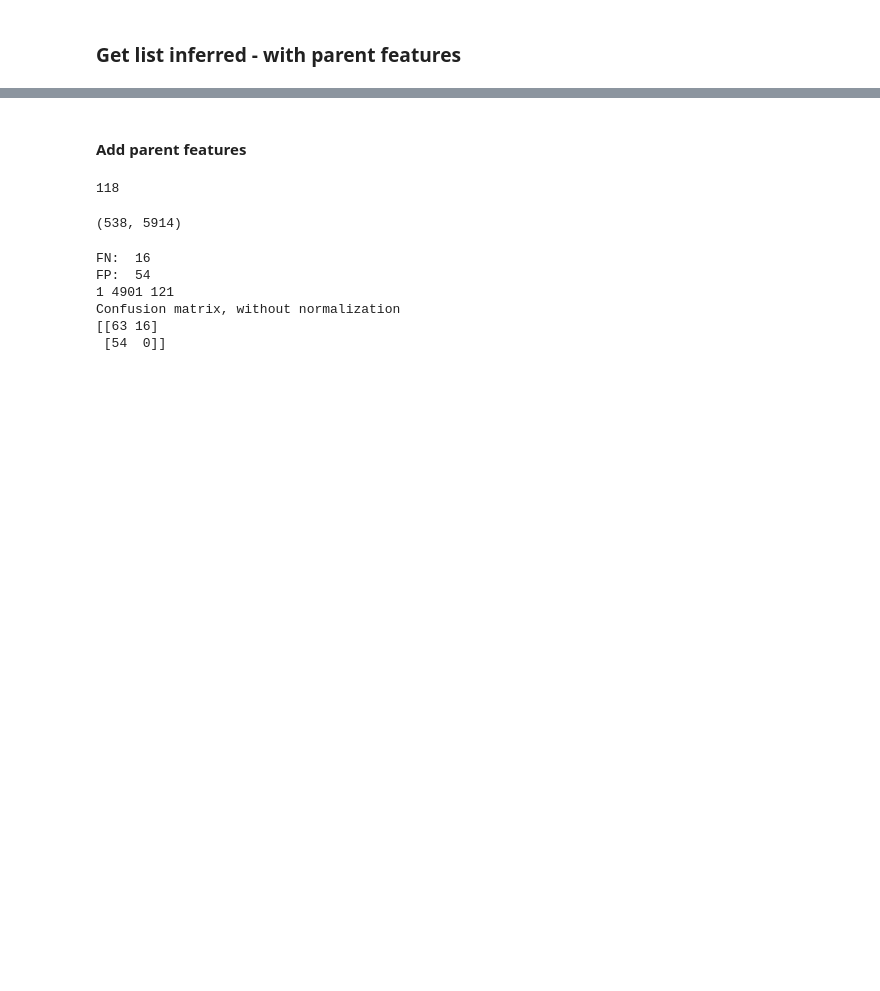
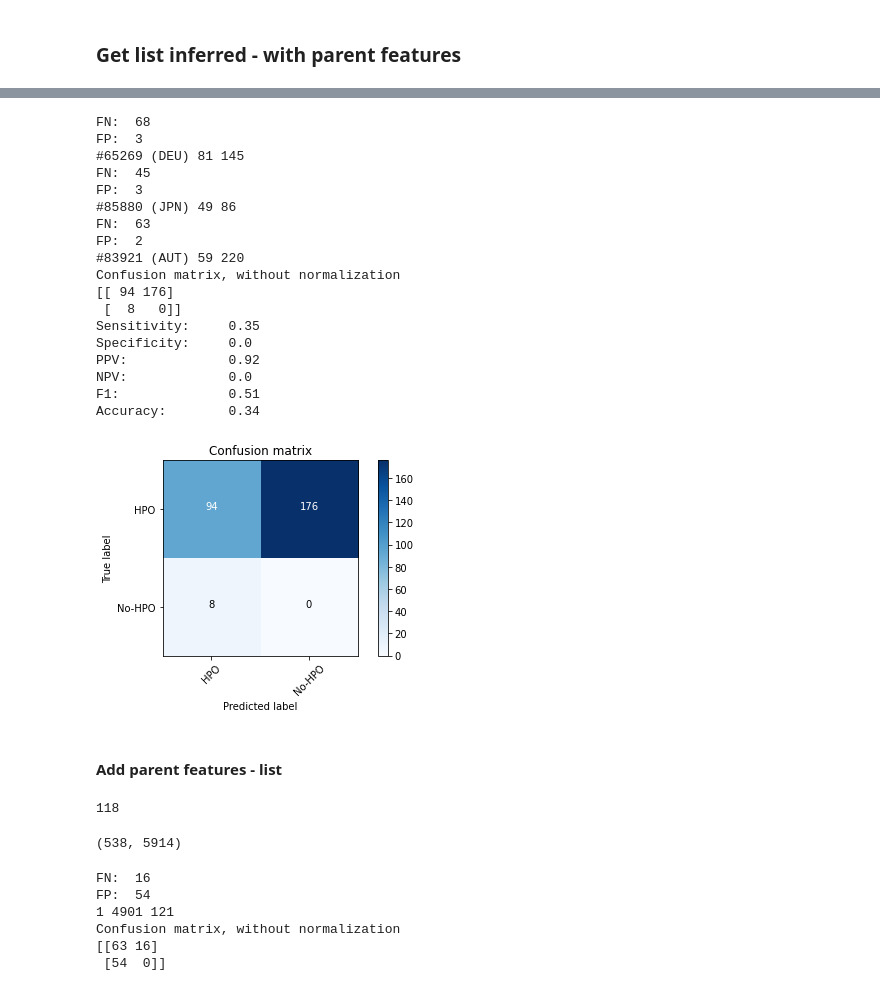
Before and after one commit to levrex/DeepPhenotypingHPO, a Jupyter notebook: PhenoTool/Final_HPO_extraction_tool.ipynb, the cells around one changed output, grey strips where cells are left out. Saved outputs shown, nothing was run; the diff lists cells and outputs as text; code cells hidden in the pictures; blank space fills up the shorter version.

Commit message:
Adding annotation functions to make process more streamlined

```diff
--- a/PhenoTool/Final_HPO_extraction_tool.ipynb
+++ b/PhenoTool/Final_HPO_extraction_tool.ipynb
@@ -380,3 +377,7 @@ plt.show()
+# %%
+phenotypers = ['clinphen', 'txt2hpo', 'ncr']
+
+pheno = phenotypers[2]
 # %% [markdown]
 ### 3.1 Scan Main text
 # %%
@@ -385,10 +386,6 @@ imp.reload(func)
 lines = sent_tokenize(new_soup)
 print(len(lines))
 
-
-phenotypers = ['clinphen', 'txt2hpo', 'ncr']
-
-pheno = phenotypers[1]
 
 if pheno == 'ncr':
     first_intercept = func.ncr_str_chunk(lines)
@@ -501,19 +486,0 @@ for file_name in d_IARS_valid[case_study]:
-# %%
-from bs4 import BeautifulSoup
-
-with open('validation/021020_1758_HPODP_proj7_art92_pat69-export.html', 'r') as f:
-
-    contents = f.read()
-
-    soup = BeautifulSoup(contents, 'lxml')
-
-    tables = soup.findAll("table")
-
-    cnt = 0
-    for table in tables:
-        if table.findParent("table") is None:
-            print(cnt)
-            #print(str(table))
-            cnt += 1
-
-#'Patient name'
@@ -700,0 +755,3 @@ not found
+# %%
+annotated_table = pd.read_csv("results/%s/3_annotations/PhenoProfiles_%s.csv" % (title, pheno), sep='|')
+annotated_table.head()
@@ -701,5 +764,38 @@ not found
+# %%
+import networkx
+import obonet
+imp.reload(func)
+
+graph = obonet.read_obo(url)
+
+d_inferred = func.evaluateDictionaryHPO(annotated_table, graph)
+cnf_matrix = func.evaluateDictionaryPatients(d_inferred, df_valid, graph)
+TP, FP, TN, FN = cnf_matrix[0][0], cnf_matrix[1][0], cnf_matrix[1][1], cnf_matrix[0][1]
+
+plt = func.print_confusion_matrix(cnf_matrix, classes=['HPO', 'No-HPO'], title='Confusion matrix')
+func.print_perf(TP, FP, TN, FN)
+# %% [output]
+FN:  68
+FP:  3
+#65269 (DEU) 81 145
+FN:  45
+FP:  3
+#85880 (JPN) 49 86
+FN:  63
+FP:  2
+#83921 (AUT) 59 220
+Confusion matrix, without normalization
+[[ 94 176]
+ [  8   0]]
+Sensitivity:     0.35
+Specificity:     0.0
+PPV:             0.92
+NPV:             0.0
+F1:              0.51
+Accuracy:        0.34
+[figure, added]
 # %% [markdown]
-#### Add parent features
+#### Add parent features - list
 # %%
 import obonet
 
```
Also changed, not shown: parts of 37 cells of this notebook, 20 other files.
